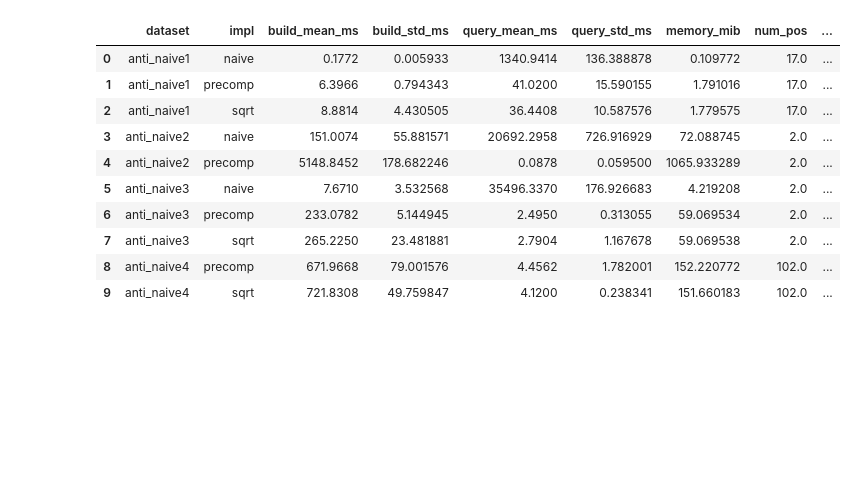
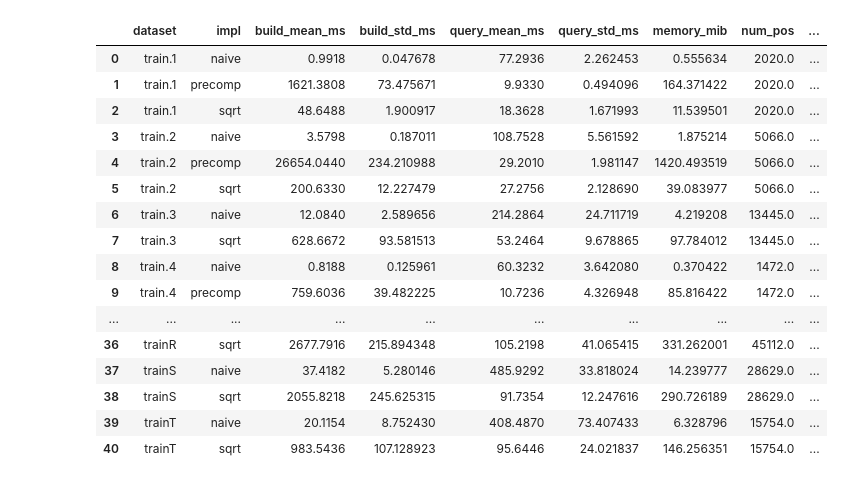
Before and after one commit to kollmannbalint/distinguish_queries, a Jupyter notebook: testing/analysis/result_analysis.ipynb, the cells around one changed output. Cells and saved outputs as stored; diff of their text form; code cells hidden in the pictures; blank space fills up the shorter version.

```diff
--- a/testing/analysis/result_analysis.ipynb
+++ b/testing/analysis/result_analysis.ipynb
@@ -5,7 +5,7 @@ import os
 
 WD =  os.getcwd()
 BASE_DIR = os.path.abspath(os.path.join(WD, "..", ".."))
-RESULTS = os.path.join(BASE_DIR, "data", "results", "anti", "anti.csv")
+RESULTS = os.path.join(BASE_DIR, "data", "results", "abbadingo", "abbadingo_test_results.csv")
 
 df = pd.read_csv(RESULTS)
 
@@ -32,23 +32,6 @@ clean = clean.rename(columns={
     "memory_bytes": "memory_mib"
 })
 
-sqrt_ref = (
-    clean[clean["impl"] == "sqrt"]
-    .groupby("dataset")
-    .agg(
-        cnt_nodes=("cnt_nodes", "first"),
-        cnt_links=("cnt_links", "first"),
-        cnt_dist=("cnt_distinguishable_suffixes",
-                  lambda s: s[s >= 0].iloc[0]),
-        avg_overlap=("avg_overlap", "mean")
-    )
-)
-
-clean["cnt_nodes"] = clean["dataset"].map(sqrt_ref["cnt_nodes"])
-clean["cnt_links"] = clean["dataset"].map(sqrt_ref["cnt_links"])
-clean["cnt_distinguishable_suffixes"] = clean["dataset"].map(sqrt_ref["cnt_dist"])
-clean["avg_overlap"] = clean["avg_overlap"].map(sqrt_ref["avg_overlap"])
-
 clean
 # %% [output]
 |  | dataset | status | impl | positive_set_size | negative_set_size | number_of_queries | build_time_ms | ... |
@@ -76,56 +55,49 @@ summary = (
             build_std_ms=("build_time_ms", "std"),
             query_mean_ms=("query_time_ms", "mean"),
             query_std_ms=("query_time_ms", "std"),
             memory_mib=("memory_mib", "mean"),
             num_pos=("positive_set_size", "first"),
             num_neg=("negative_set_size", "first"),
             num_queries=("number_of_queries", "first"),
-            cnt_nodes=("cnt_nodes", "first"),
-            cnt_links=("cnt_links", "first"),
-            cnt_dist=("cnt_distinguishable_suffixes", "first"),
-            avg_overlap=("avg_overlap", "first")
         )
         .reset_index()
 )
 
 summary["total_mean_ms"] = (
     summary["build_mean_ms"] +
     summary["query_mean_ms"]
 )
 
 summary["query_ms_per_query"] = (
     summary["query_mean_ms"] /
     summary["num_queries"]
 )
 
 summary["num_traces"] = (
     summary["num_pos"] +
     summary["num_neg"]
 )
 
-summary["link_density"] = (
-    summary["cnt_links"] /
-    summary["cnt_nodes"]
-)
-
-summary["dist_ratio"] = (
-    summary["cnt_dist"] /
-    summary["cnt_links"]
-)
 
 summary
 # %% [output]
 |  | dataset | impl | build_mean_ms | build_std_ms | query_mean_ms | query_std_ms | memory_mib | num_pos | ... |
-| 0 | anti_naive1 | naive | 0.1772 | 0.005933 | 1340.9414 | 136.388878 | 0.109772 | 17.0 | ... |
-| 1 | anti_naive1 | precomp | 6.3966 | 0.794343 | 41.0200 | 15.590155 | 1.791016 | 17.0 | ... |
-| 2 | anti_naive1 | sqrt | 8.8814 | 4.430505 | 36.4408 | 10.587576 | 1.779575 | 17.0 | ... |
-| 3 | anti_naive2 | naive | 151.0074 | 55.881571 | 20692.2958 | 726.916929 | 72.088745 | 2.0 | ... |
-| 4 | anti_naive2 | precomp | 5148.8452 | 178.682246 | 0.0878 | 0.059500 | 1065.933289 | 2.0 | ... |
-| 5 | anti_naive3 | naive | 7.6710 | 3.532568 | 35496.3370 | 176.926683 | 4.219208 | 2.0 | ... |
-| 6 | anti_naive3 | precomp | 233.0782 | 5.144945 | 2.4950 | 0.313055 | 59.069534 | 2.0 | ... |
-| 7 | anti_naive3 | sqrt | 265.2250 | 23.481881 | 2.7904 | 1.167678 | 59.069538 | 2.0 | ... |
-| 8 | anti_naive4 | precomp | 671.9668 | 79.001576 | 4.4562 | 1.782001 | 152.220772 | 102.0 | ... |
-| 9 | anti_naive4 | sqrt | 721.8308 | 49.759847 | 4.1200 | 0.238341 | 151.660183 | 102.0 | ... |
+| 0 | train.1 | naive | 0.9918 | 0.047678 | 77.2936 | 2.262453 | 0.555634 | 2020.0 | ... |
+| 1 | train.1 | precomp | 1621.3808 | 73.475671 | 9.9330 | 0.494096 | 164.371422 | 2020.0 | ... |
+| 2 | train.1 | sqrt | 48.6488 | 1.900917 | 18.3628 | 1.671993 | 11.539501 | 2020.0 | ... |
+| 3 | train.2 | naive | 3.5798 | 0.187011 | 108.7528 | 5.561592 | 1.875214 | 5066.0 | ... |
+| 4 | train.2 | precomp | 26654.0440 | 234.210988 | 29.2010 | 1.981147 | 1420.493519 | 5066.0 | ... |
+| 5 | train.2 | sqrt | 200.6330 | 12.227479 | 27.2756 | 2.128690 | 39.083977 | 5066.0 | ... |
+| 6 | train.3 | naive | 12.0840 | 2.589656 | 214.2864 | 24.711719 | 4.219208 | 13445.0 | ... |
+| 7 | train.3 | sqrt | 628.6672 | 93.581513 | 53.2464 | 9.678865 | 97.784012 | 13445.0 | ... |
+| 8 | train.4 | naive | 0.8188 | 0.125961 | 60.3232 | 3.642080 | 0.370422 | 1472.0 | ... |
+| 9 | train.4 | precomp | 759.6036 | 39.482225 | 10.7236 | 4.326948 | 85.816422 | 1472.0 | ... |
+| ... | ... | ... | ... | ... | ... | ... | ... | ... | ... |
+| 36 | trainR | sqrt | 2677.7916 | 215.894348 | 105.2198 | 41.065415 | 331.262001 | 45112.0 | ... |
+| 37 | trainS | naive | 37.4182 | 5.280146 | 485.9292 | 33.818024 | 14.239777 | 28629.0 | ... |
+| 38 | trainS | sqrt | 2055.8218 | 245.625315 | 91.7354 | 12.247616 | 290.726189 | 28629.0 | ... |
+| 39 | trainT | naive | 20.1154 | 8.752430 | 408.4870 | 73.407433 | 6.328796 | 15754.0 | ... |
+| 40 | trainT | sqrt | 983.5436 | 107.128923 | 95.6446 | 24.021837 | 146.256351 | 15754.0 | ... |
 # %%
 plt.rcParams.update({
     "font.size": 8,
```
Also changed, not shown: parts of 4 cells of this notebook, 2 other files.
